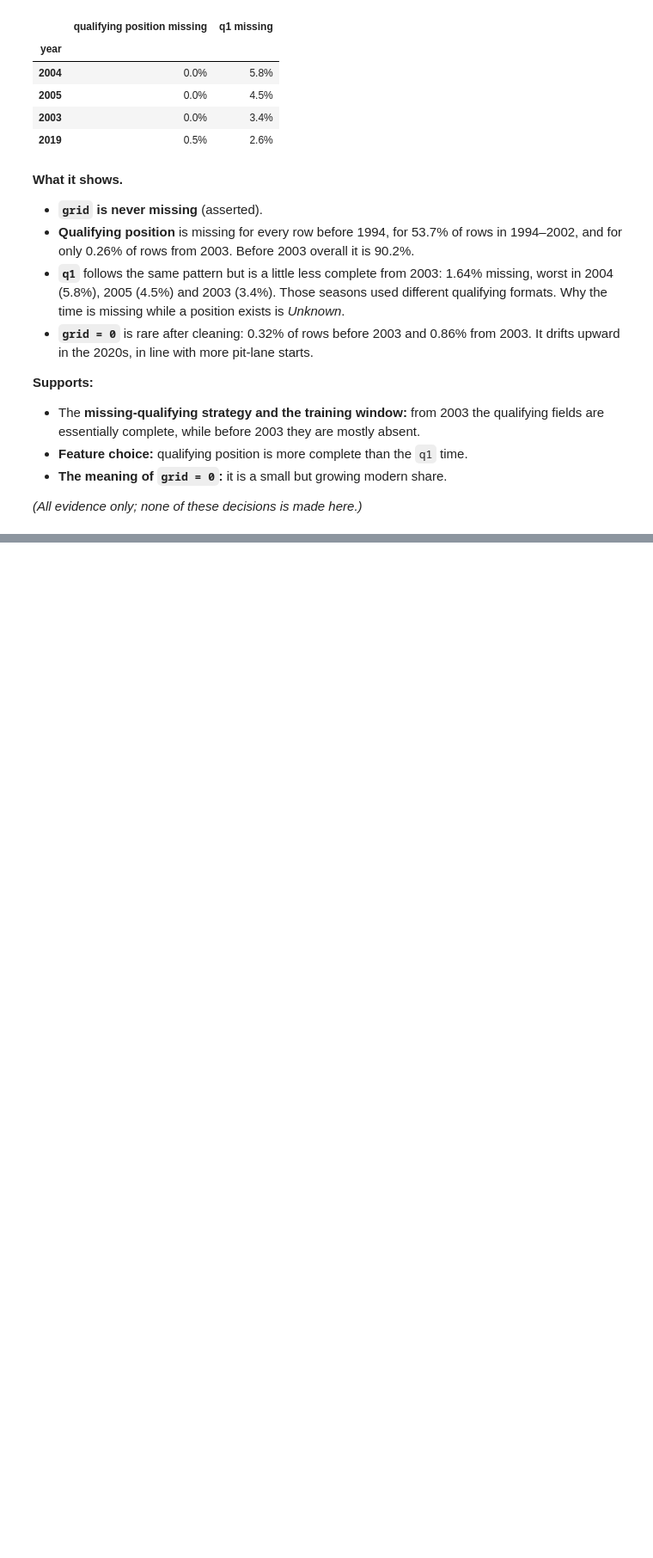
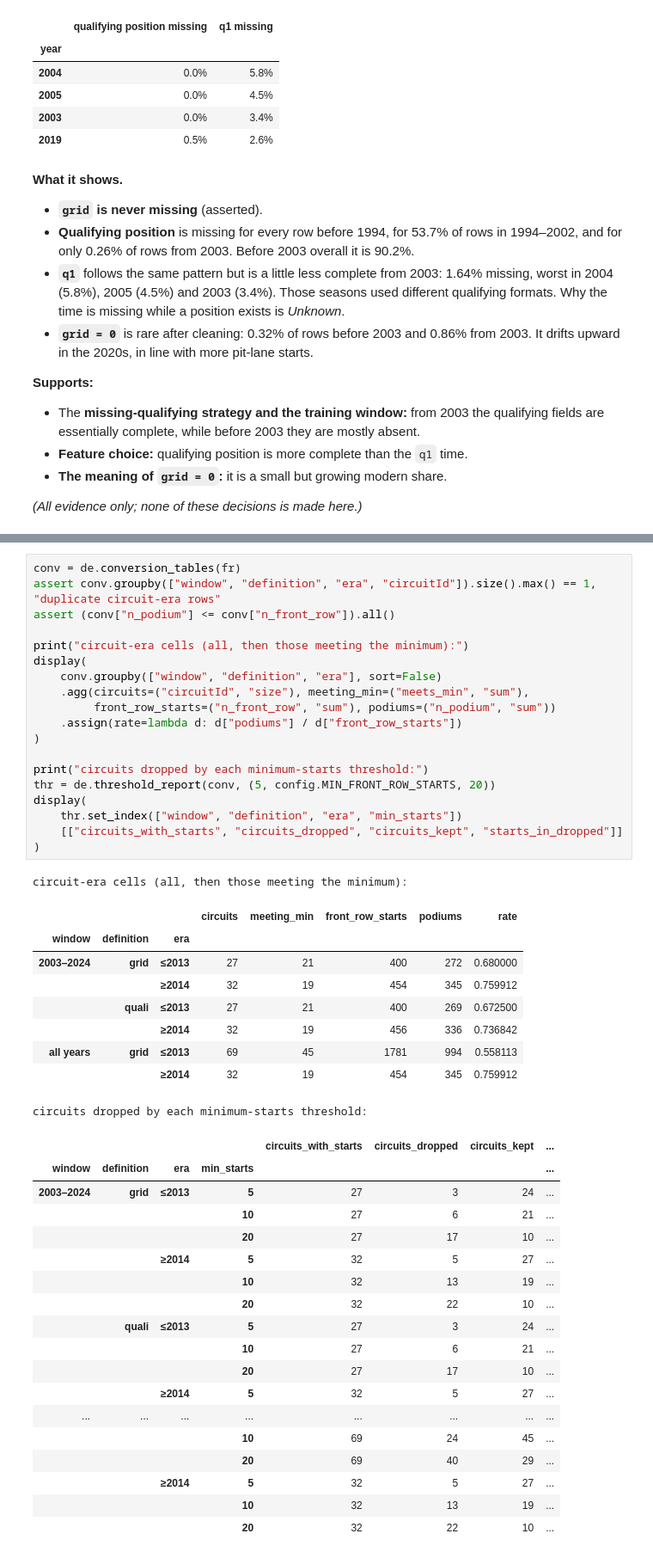
Before and after one commit to YShimy/f1-podium, a Jupyter notebook: notebooks/milestone1.ipynb, the cells around one changed output, grey strips where cells are left out. Shown at 86% size. Cells and saved outputs as stored; diff of their text form; blank space fills up the shorter version.

```diff
--- a/notebooks/milestone1.ipynb
+++ b/notebooks/milestone1.ipynb
@@ -1726,0 +1842,48 @@ grid missing: 0 rows in every season (asserted), so it is not drawn as a line.
+# %%
+conv = de.conversion_tables(fr)
+assert conv.groupby(["window", "definition", "era", "circuitId"]).size().max() == 1, "duplicate circuit-era rows"
+assert (conv["n_podium"] <= conv["n_front_row"]).all()
+
+print("circuit-era cells (all, then those meeting the minimum):")
+display(
+    conv.groupby(["window", "definition", "era"], sort=False)
+    .agg(circuits=("circuitId", "size"), meeting_min=("meets_min", "sum"),
+         front_row_starts=("n_front_row", "sum"), podiums=("n_podium", "sum"))
+    .assign(rate=lambda d: d["podiums"] / d["front_row_starts"])
+)
+
+print("circuits dropped by each minimum-starts threshold:")
+thr = de.threshold_report(conv, (5, config.MIN_FRONT_ROW_STARTS, 20))
+display(
+    thr.set_index(["window", "definition", "era", "min_starts"])
+    [["circuits_with_starts", "circuits_dropped", "circuits_kept", "starts_in_dropped"]]
+)
+# %% [output]
+circuit-era cells (all, then those meeting the minimum):
+|  |  |  | circuits | meeting_min | front_row_starts | podiums | rate |
+| window | definition | era |  |  |  |  |  |
+| 2003–2024 | grid | ≤2013 | 27 | 21 | 400 | 272 | 0.680000 |
+|  |  | ≥2014 | 32 | 19 | 454 | 345 | 0.759912 |
+|  | quali | ≤2013 | 27 | 21 | 400 | 269 | 0.672500 |
+|  |  | ≥2014 | 32 | 19 | 456 | 336 | 0.736842 |
+| all years | grid | ≤2013 | 69 | 45 | 1781 | 994 | 0.558113 |
+|  |  | ≥2014 | 32 | 19 | 454 | 345 | 0.759912 |
+circuits dropped by each minimum-starts threshold:
+|  |  |  |  | circuits_with_starts | circuits_dropped | circuits_kept | ... |
+| window | definition | era | min_starts |  |  |  | ... |
+| 2003–2024 | grid | ≤2013 | 5 | 27 | 3 | 24 | ... |
+|  |  |  | 10 | 27 | 6 | 21 | ... |
+|  |  |  | 20 | 27 | 17 | 10 | ... |
+|  |  | ≥2014 | 5 | 32 | 5 | 27 | ... |
+|  |  |  | 10 | 32 | 13 | 19 | ... |
+|  |  |  | 20 | 32 | 22 | 10 | ... |
+|  | quali | ≤2013 | 5 | 27 | 3 | 24 | ... |
+|  |  |  | 10 | 27 | 6 | 21 | ... |
+|  |  |  | 20 | 27 | 17 | 10 | ... |
+|  |  | ≥2014 | 5 | 32 | 5 | 27 | ... |
+| ... | ... | ... | ... | ... | ... | ... | ... |
+|  |  |  | 10 | 69 | 24 | 45 | ... |
+|  |  |  | 20 | 69 | 40 | 29 | ... |
+|  |  | ≥2014 | 5 | 32 | 5 | 27 | ... |
+|  |  |  | 10 | 32 | 13 | 19 | ... |
+|  |  |  | 20 | 32 | 22 | 10 | ... |
```
Also changed, not shown: parts of 22 cells of this notebook, 6 other files.
